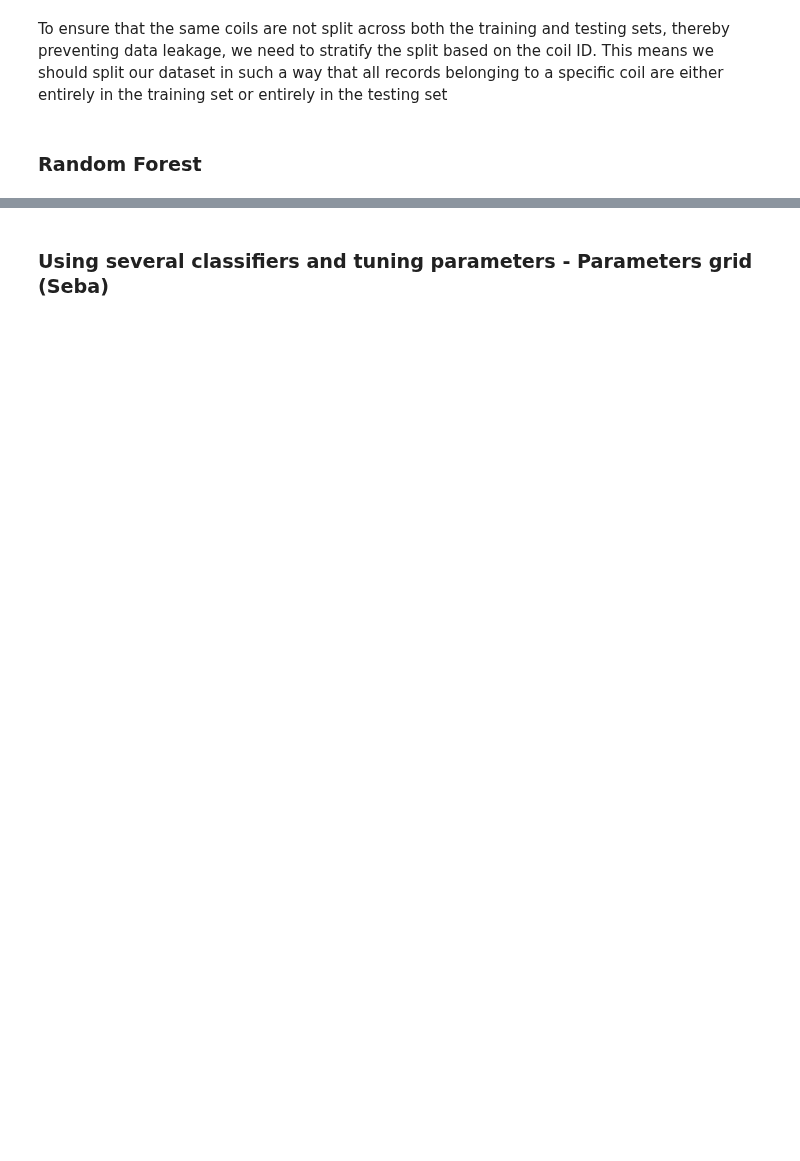
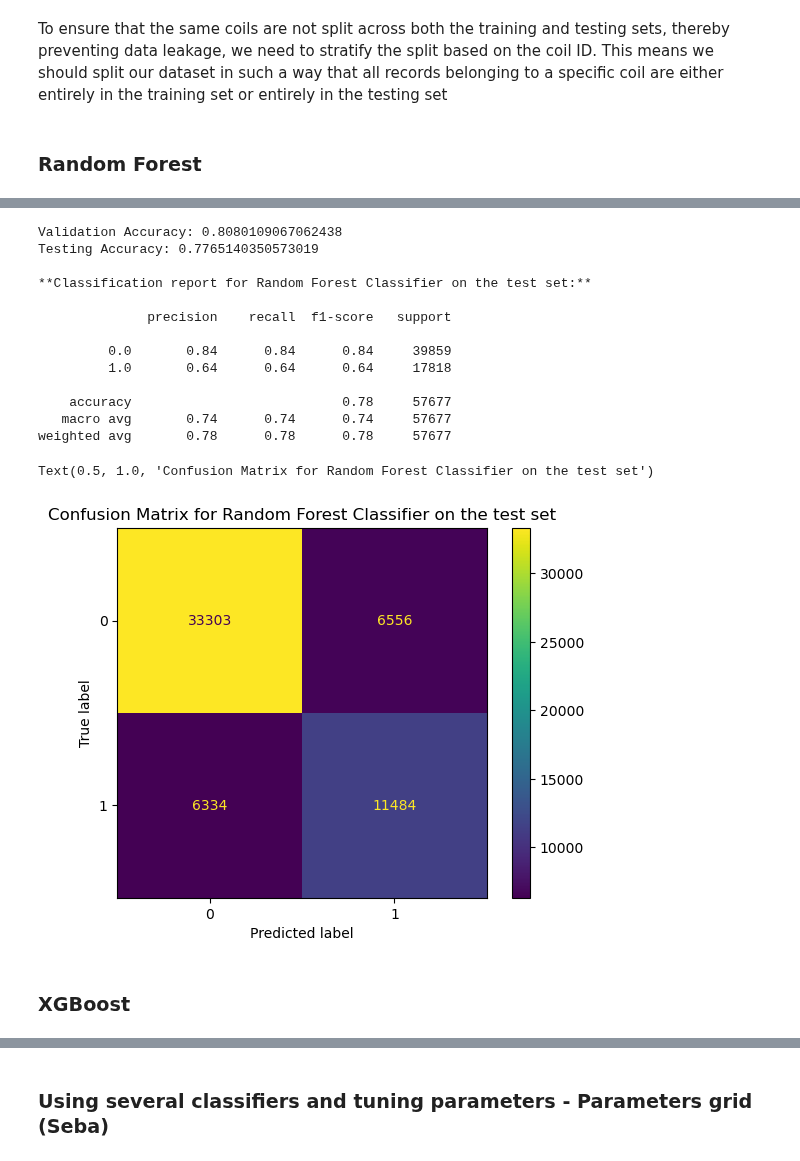
Before and after one commit to simoneassirelli/Machine-Learning-Fieldwork---G3, a Jupyter notebook: code_10feat.ipynb, the cells around one changed output, grey strips where cells are left out. Drawn from its saved outputs; the diff is of its cells as text; code cells hidden in the pictures; blank space fills up the shorter version.

Commit message:
Added train-val-test split and tried out some models

```diff
--- a/code_10feat.ipynb
+++ b/code_10feat.ipynb
@@ -481,7 +486,7 @@ Rank 30: Feature 'PRES_ZONA1_SET' - Importance Score: 0.0027379876444277107
 Rank 31: Feature 'PRES_ZONA2_MEASURED' - Importance Score: 0.002210623390643335
 # %%
 #Specify the number of top features to keep
-num_top_features = 20
+num_top_features = 10
 
 # Select the top-ranked features
 selected_feature_indices = feature_importance_ranking[:num_top_features]
@@ -552,3 +554,15 @@ train_df = df_final[df_final['COIL'].isin(train_coils)]
 test_df = df_final[df_final['COIL'].isin(test_coils)]
+# %%
+target = "Has_Defect"
+
+# Prepare the data
+X_train = train_df.drop(['COIL', 'MT_ADJUSTED', 'DATE', 'TIME_START_PROCESS', target], axis=1)
+y_train = train_df[target]
+
+X_val = val_df.drop(['COIL', 'MT_ADJUSTED', 'DATE', 'TIME_START_PROCESS', target], axis=1)
+y_val = val_df[target]
+
+X_test = test_df.drop(['COIL', 'MT_ADJUSTED', 'DATE', 'TIME_START_PROCESS', target], axis=1)
+y_test = test_df[target]
 # %% [markdown]
 ### Random Forest
@@ -621,0 +599,42 @@ weighted avg       0.78      0.78      0.78     57677
+# %%
+# Predict on the validation set
+y_val_pred = best_rf.predict(X_val)
+# Calculate the accuracy of the model on the validation set
+val_accuracy = accuracy_score(y_val, y_val_pred)
+print(f"Validation Accuracy: {val_accuracy}")
+
+# Predict on the test set
+y_test_pred = best_rf.predict(X_test)
+# Calculate the accuracy of the model on the testing set
+test_accuracy = accuracy_score(y_test, y_test_pred)
+print(f"Testing Accuracy: {test_accuracy}\n")
+
+# Print out the classification report which provides a summary of the model's performance
+print("**Classification report for Random Forest Classifier on the test set:**\n")
+print(classification_report(y_test, y_test_pred))
+
+# Create a confusion matrix
+cm = metrics.confusion_matrix(y_test, y_test_pred)
+
+# Display the confusion matrix
+disp = ConfusionMatrixDisplay(confusion_matrix=cm)
+disp.plot()
+plt.title('Confusion Matrix for Random Forest Classifier on the test set')
+# %% [output]
+Validation Accuracy: 0.8080109067062438
+Testing Accuracy: 0.7765140350573019
+
+**Classification report for Random Forest Classifier on the test set:**
+
+              precision    recall  f1-score   support
+
+         0.0       0.84      0.84      0.84     39859
+         1.0       0.64      0.64      0.64     17818
+
+    accuracy                           0.78     57677
+   macro avg       0.74      0.74      0.74     57677
+weighted avg       0.78      0.78      0.78     57677
+Text(0.5, 1.0, 'Confusion Matrix for Random Forest Classifier on the test set')
+[figure, added]
+# %% [markdown]
+### XGBoost
```
Also changed, not shown: parts of 16 cells of this notebook.
